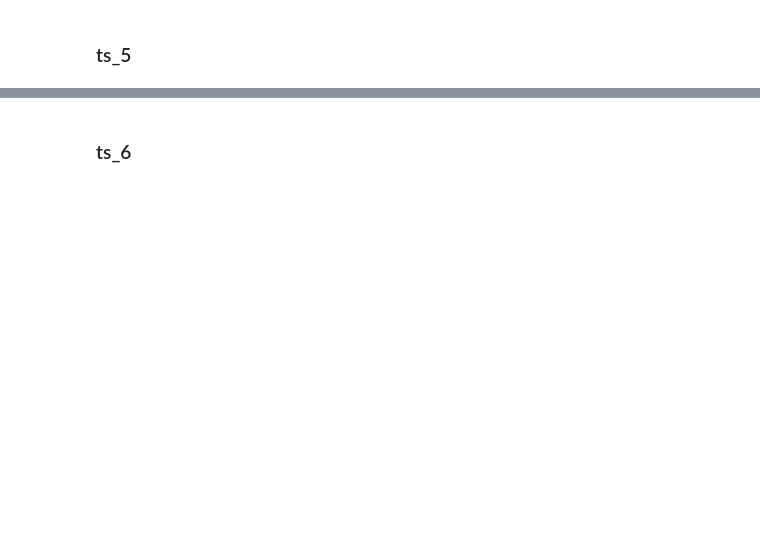
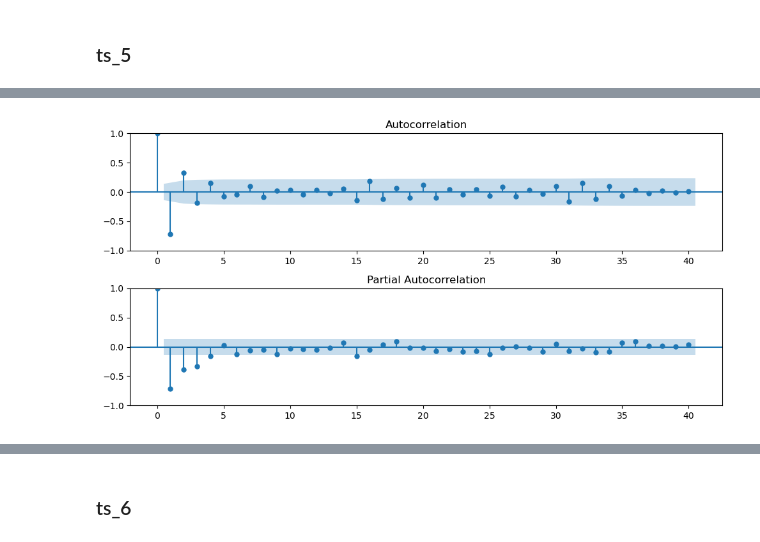
Before and after one commit to ruelanthonyb/MA--RA--ARMA-Models--Practice-, a Jupyter notebook: MA, RA, ARMA Models (Practice).ipynb, the cells around one changed output, grey strips where cells are left out. Cells and saved outputs as stored; diff of their text form; code cells hidden in the pictures; blank space fills up the shorter version.

```diff
--- a/MA, RA, ARMA Models (Practice).ipynb
+++ b/MA, RA, ARMA Models (Practice).ipynb
@@ -247,0 +296,5 @@ ts_5.plot();
+# %%
+# Use differenced (stationary) data to plot ACF and PACF
+plot_acf_pacf(ts_5_diff);
+# %% [output]
+[figure, added]
```
Also changed, not shown: parts of 22 cells of this notebook.
